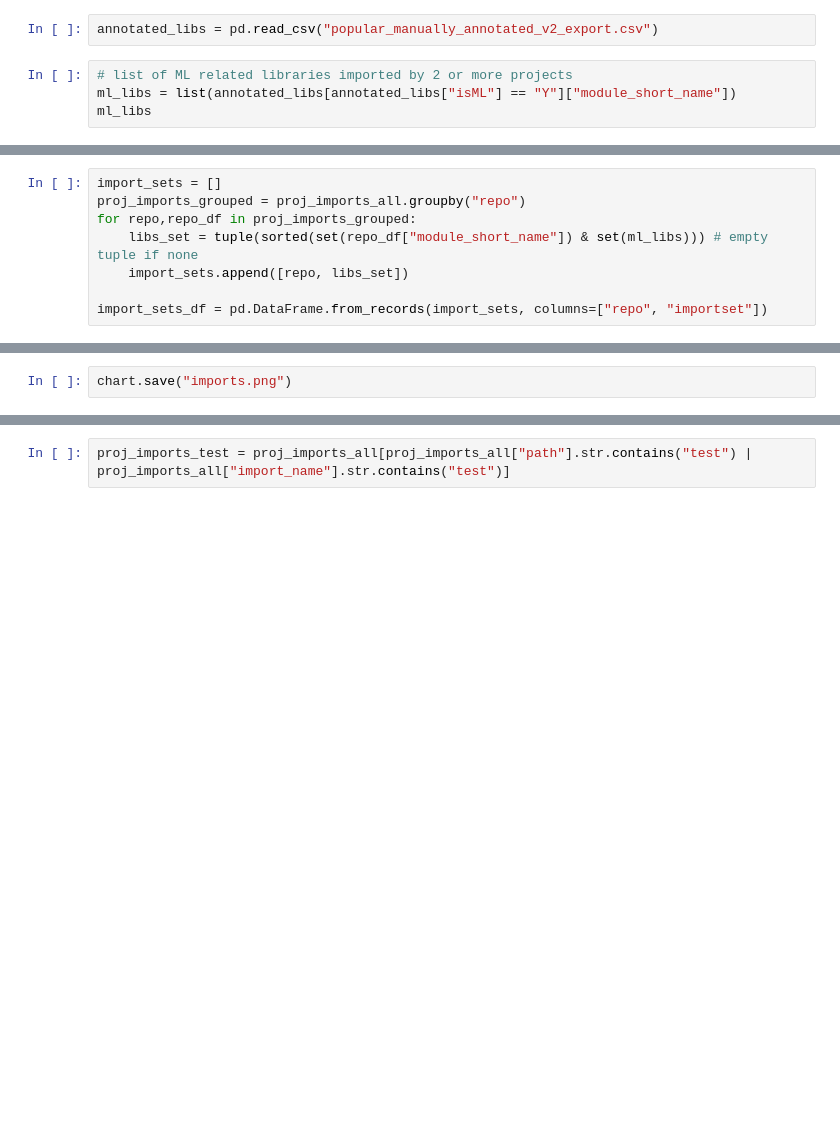
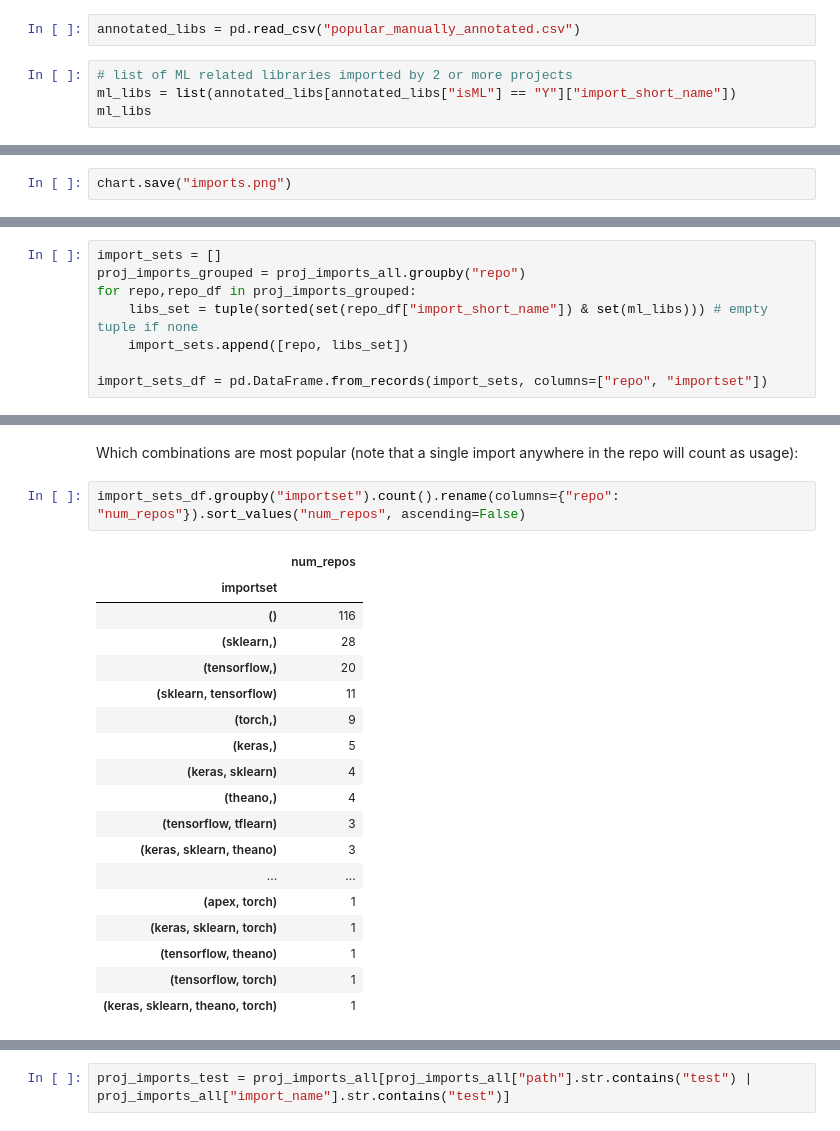
Before and after one commit to a2i2/mining-data-science-repositories, a Jupyter notebook: notebooks/analyse_imports.ipynb, the cells around one changed output, grey strips where cells are left out. Drawn from its saved outputs; the diff is of its cells as text; blank space fills up the shorter version.

```diff
--- a/notebooks/analyse_imports.ipynb
+++ b/notebooks/analyse_imports.ipynb
@@ -293,8 +334,8 @@ Surprisingly, imports only occur at most once. This is because `findimports` wil
 # %%
-annotated_libs = pd.read_csv("popular_manually_annotated_v2_export.csv")
+annotated_libs = pd.read_csv("popular_manually_annotated.csv")
 # %%
 # list of ML related libraries imported by 2 or more projects
-ml_libs = list(annotated_libs[annotated_libs["isML"] == "Y"]["module_short_name"])
+ml_libs = list(annotated_libs[annotated_libs["isML"] == "Y"]["import_short_name"])
 ml_libs
 # %% [output]
 ['sklearn',
@@ -306,11 +347,3 @@ ml_libs
  'pytorch_pretrained_bert',
  'xgboost',
  'apex']
-# %%
-import_sets = []
-proj_imports_grouped = proj_imports_all.groupby("repo")
-for repo,repo_df in proj_imports_grouped:
-    libs_set = tuple(sorted(set(repo_df["module_short_name"]) & set(ml_libs))) # empty tuple if none
-    import_sets.append([repo, libs_set])
-
-import_sets_df = pd.DataFrame.from_records(import_sets, columns=["repo", "importset"])
@@ -402,0 +403,8 @@ import import_graph
+# %%
+import_sets = []
+proj_imports_grouped = proj_imports_all.groupby("repo")
+for repo,repo_df in proj_imports_grouped:
+    libs_set = tuple(sorted(set(repo_df["import_short_name"]) & set(ml_libs))) # empty tuple if none
+    import_sets.append([repo, libs_set])
+
+import_sets_df = pd.DataFrame.from_records(import_sets, columns=["repo", "importset"])
@@ -402,0 +429,23 @@ import import_graph
+# %% [markdown]
+Which combinations are most popular (note that a single import anywhere in the repo will count as usage):
+# %%
+import_sets_df.groupby("importset").count().rename(columns={"repo": "num_repos"}).sort_values("num_repos", ascending=False)
+# %% [output]
+|  | num_repos |
+| importset |  |
+| () | 116 |
+| (sklearn,) | 28 |
+| (tensorflow,) | 20 |
+| (sklearn, tensorflow) | 11 |
+| (torch,) | 9 |
+| (keras,) | 5 |
+| (keras, sklearn) | 4 |
+| (theano,) | 4 |
+| (tensorflow, tflearn) | 3 |
+| (keras, sklearn, theano) | 3 |
+| ... | ... |
+| (apex, torch) | 1 |
+| (keras, sklearn, torch) | 1 |
+| (tensorflow, theano) | 1 |
+| (tensorflow, torch) | 1 |
+| (keras, sklearn, theano, torch) | 1 |
```
Also changed, not shown: parts of 85 cells of this notebook, 2 other files.
